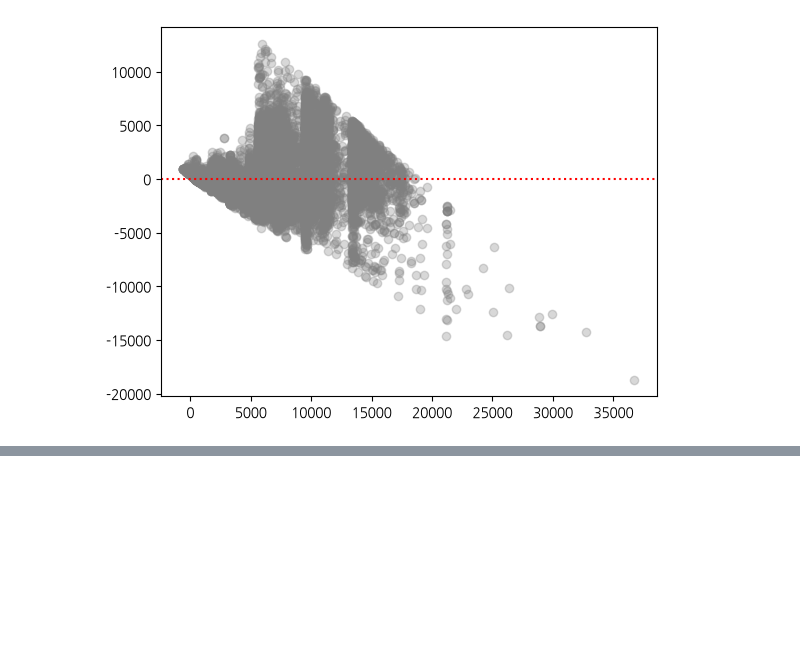
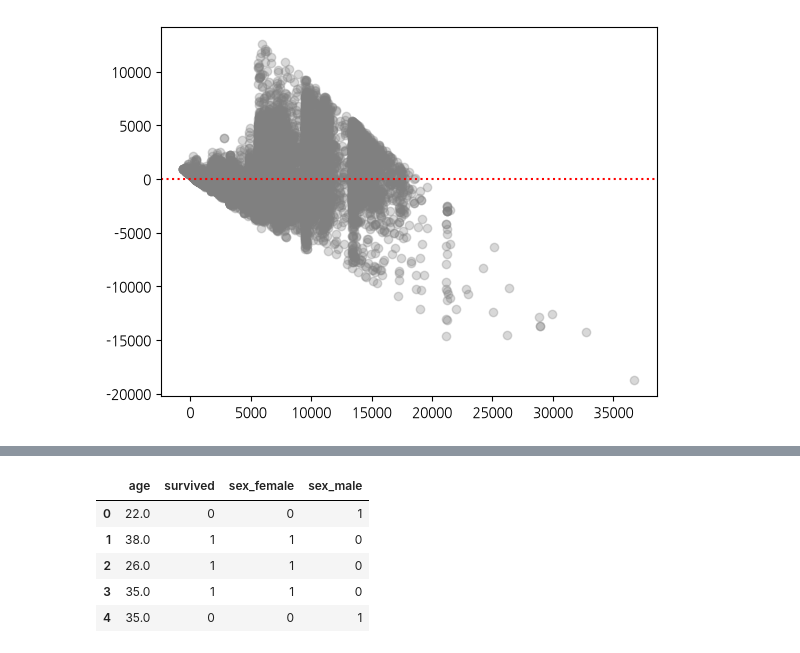
Before and after one commit to heavyrainseo/deeplearning, a Jupyter notebook: test.ipynb, the cells around one changed output, grey strips where cells are left out. Saved outputs shown, nothing was run; the diff lists cells and outputs as text; code cells hidden in the pictures; blank space fills up the shorter version.

```diff
--- a/test.ipynb
+++ b/test.ipynb
@@ -135,0 +185,11 @@ plt.axhline(0, color='red', linestyle='dotted')
+# %%
+df = tt[['sex','age','survived']].copy()
+df = pd.get_dummies(df, columns=['sex'], dtype=int)
+df.head()
+# %% [output]
+|  | age | survived | sex_female | sex_male |
+| 0 | 22.0 | 0 | 0 | 1 |
+| 1 | 38.0 | 1 | 1 | 0 |
+| 2 | 26.0 | 1 | 1 | 0 |
+| 3 | 35.0 | 1 | 1 | 0 |
+| 4 | 35.0 | 0 | 0 | 1 |
```
Also changed, not shown: parts of 12 cells of this notebook.
